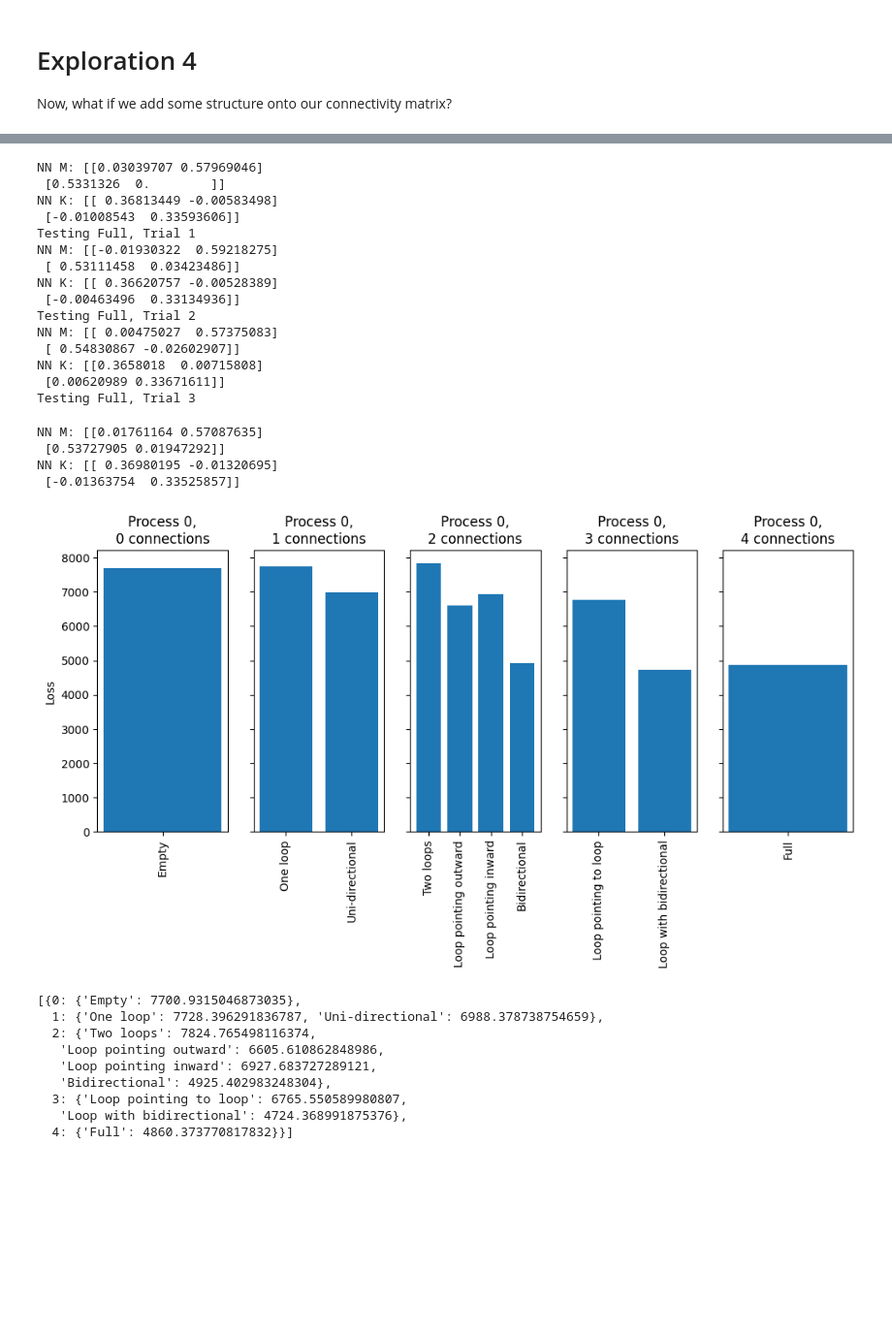
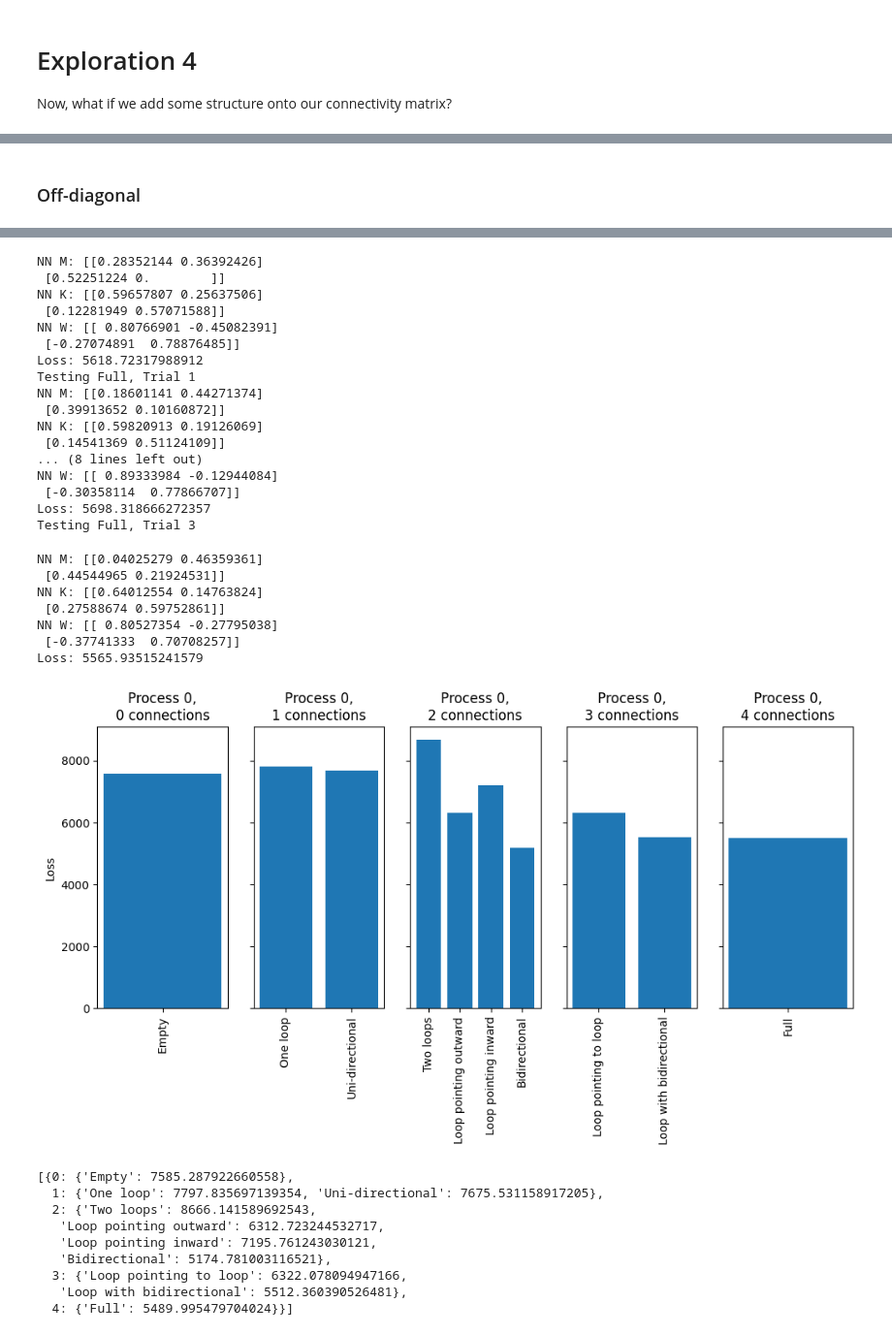
Before and after one commit to Kroiririoroirkk/cmu-project, a Jupyter notebook: LDS_exploration.ipynb, the cells around one changed output, grey strips where cells are left out. Shown at 97% size. Drawn from its saved outputs; the diff is of its cells as text; code cells hidden in the pictures; blank space fills up the shorter version.

```diff
--- a/LDS_exploration.ipynb
+++ b/LDS_exploration.ipynb
@@ -563,11 +576,14 @@ def test_masks(rng, n, masks, etas, envals=None, A=None):
                     print(f'Testing {name}, Trial {trial_num}')
                     nn = NeuralNet(0.1*max_val_A*mk_rand_matrix(rng, n), 0.1*max_val_A*mk_rand_matrix(rng, n),
                                    np.eye(n), proc.x0, mask=mask)
-                    Ls, _, _ = nn.train(etas, batch_size, proc,
-                                        print_loss=False, progress_bar=False)
-                    losses.append(Ls[-1])
+                    Ls, _, _, _ = nn.train(etas, batch_size, proc,
+                                           print_loss=False, progress_bar=False)
+                    loss = Ls[-1]
+                    losses.append(loss)
                     print('NN M:', nn.M)
                     print('NN K:', nn.K)
+                    print('NN W:', nn.W)
+                    print('Loss:', loss)
                     if len(losses) >= num_nns:
                         break
                     trial_num += 1
@@ -903,0 +1203,2 @@ Testing Full, Trial 9
+# %% [markdown]
+### Off-diagonal
@@ -904,5 +1209,5 @@ Testing Full, Trial 9
 # %%
-test_masks(rng, 2, masks_two_neurons, np.concatenate((np.full(20, 1e-5), np.full(30, 5e-6), np.full(20, 1e-6))),
+test_masks(rng, 2, masks_two_neurons, np.concatenate((np.full(15, 1e-5), np.full(15, 5e-6), np.full(20, 1e-6), np.full(20, 1e-7))),
            A=np.array([[0, 0.95], [0.8, 0]]))
 # %% [output]
 Process dynamics: [[0.   0.95]
@@ -1046,30 +1373,35 @@ NN K: [[0.36523888 0.00248291]
 Testing Loop with bidirectional, Trial 3
-NN M: [[0.03039707 0.57969046]
- [0.5331326  0.        ]]
-NN K: [[ 0.36813449 -0.00583498]
- [-0.01008543  0.33593606]]
+NN M: [[0.28352144 0.36392426]
+ [0.52251224 0.        ]]
+NN K: [[0.59657807 0.25637506]
+ [0.12281949 0.57071588]]
+NN W: [[ 0.80766901 -0.45082391]
+ [-0.27074891  0.78876485]]
+Loss: 5618.72317988912
 Testing Full, Trial 1
-NN M: [[-0.01930322  0.59218275]
- [ 0.53111458  0.03423486]]
-NN K: [[ 0.36620757 -0.00528389]
- [-0.00463496  0.33134936]]
-Testing Full, Trial 2
-NN M: [[ 0.00475027  0.57375083]
- [ 0.54830867 -0.02602907]]
-NN K: [[0.3658018  0.00715808]
- [0.00620989 0.33671611]]
+NN M: [[0.18601141 0.44271374]
+ [0.39913652 0.10160872]]
+NN K: [[0.59820913 0.19126069]
+ [0.14541369 0.51124109]]
+... (8 lines left out)
+NN W: [[ 0.89333984 -0.12944084]
+ [-0.30358114  0.77866707]]
+Loss: 5698.318666272357
 Testing Full, Trial 3
-NN M: [[0.01761164 0.57087635]
- [0.53727905 0.01947292]]
-NN K: [[ 0.36980195 -0.01320695]
- [-0.01363754  0.33525857]]
+NN M: [[0.04025279 0.46359361]
+ [0.44544965 0.21924531]]
+NN K: [[0.64012554 0.14763824]
+ [0.27588674 0.59752861]]
+NN W: [[ 0.80527354 -0.27795038]
+ [-0.37741333  0.70708257]]
+Loss: 5565.93515241579
-[figure, old version]
+[figure, new version]
-[{0: {'Empty': 7700.9315046873035},
-  1: {'One loop': 7728.396291836787, 'Uni-directional': 6988.378738754659},
-  2: {'Two loops': 7824.765498116374,
-   'Loop pointing outward': 6605.610862848986,
-   'Loop pointing inward': 6927.683727289121,
-   'Bidirectional': 4925.402983248304},
-  3: {'Loop pointing to loop': 6765.550589980807,
-   'Loop with bidirectional': 4724.368991875376},
-  4: {'Full': 4860.373770817832}}]
+[{0: {'Empty': 7585.287922660558},
+  1: {'One loop': 7797.835697139354, 'Uni-directional': 7675.531158917205},
+  2: {'Two loops': 8666.141589692543,
+   'Loop pointing outward': 6312.723244532717,
+   'Loop pointing inward': 7195.761243030121,
+   'Bidirectional': 5174.781003116521},
+  3: {'Loop pointing to loop': 6322.078094947166,
+   'Loop with bidirectional': 5512.360390526481},
+  4: {'Full': 5489.995479704024}}]
```
Also changed, not shown: parts of 52 cells of this notebook, 3 other files.
